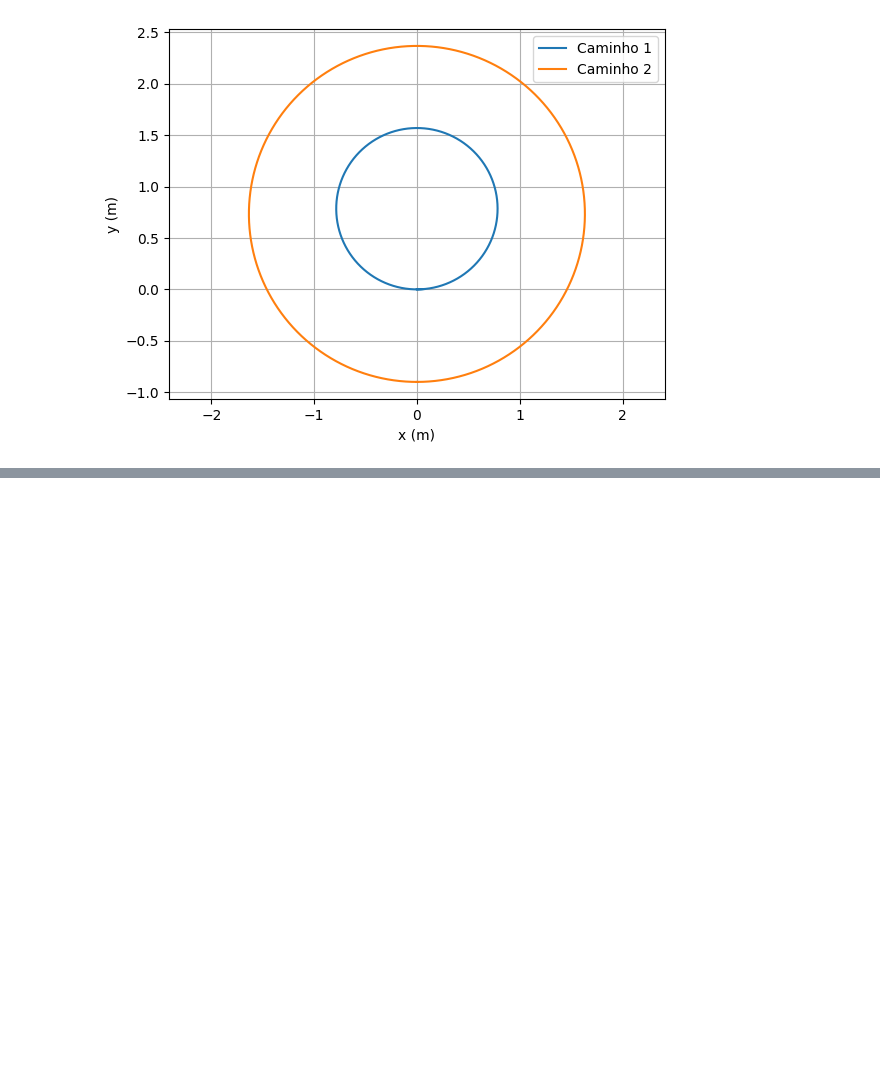
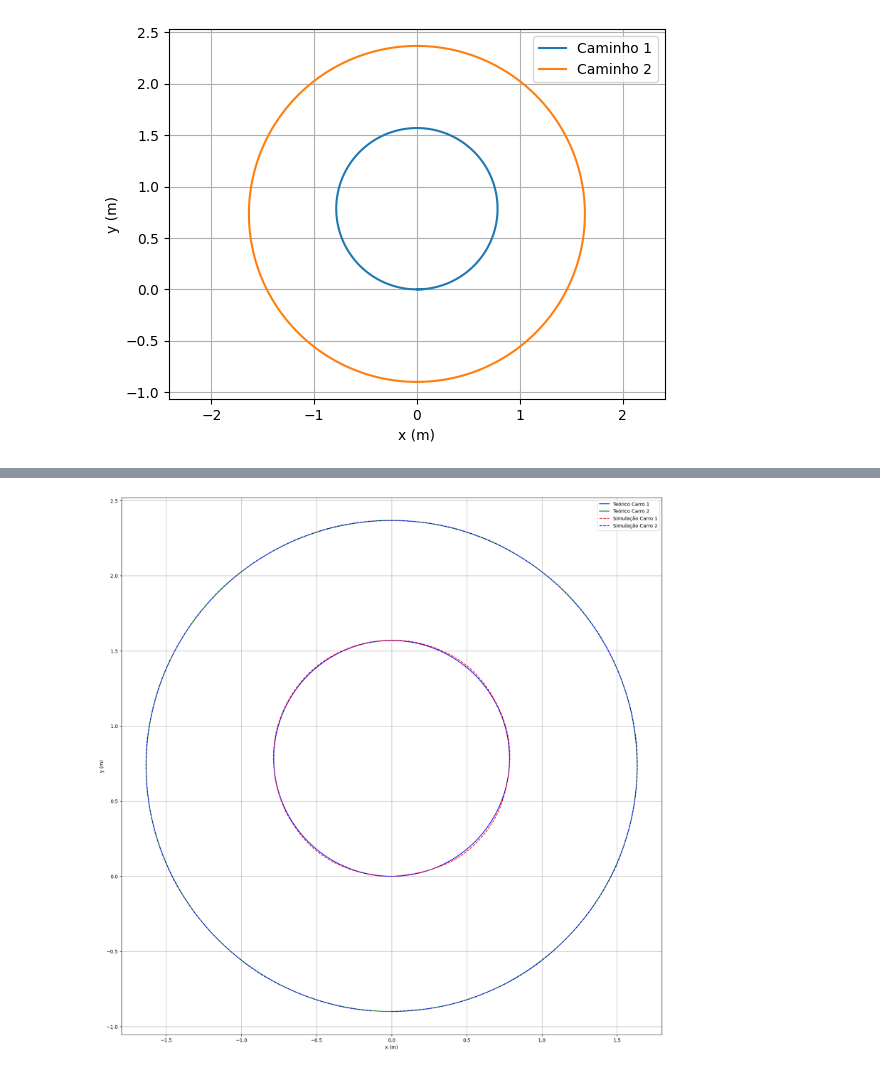
Before and after one commit to marcelov-aguiar/racecar_robots, a Jupyter notebook: Simulacao_2.ipynb, the cells around one changed output, grey strips where cells are left out. Saved outputs shown, nothing was run; the diff lists cells and outputs as text; code cells hidden in the pictures; blank space fills up the shorter version.

```diff
--- a/Simulacao_2.ipynb
+++ b/Simulacao_2.ipynb
@@ -378,0 +321,95 @@ plt.show()
+# %%
+# ================ Plano e Ambiente ================ #
+p.resetSimulation() # Reset
+p.setAdditionalSearchPath(pybullet_data.getDataPath()) # Referência dos arquivos URDF
+plane = p.loadURDF("plane.urdf") # Adiciona um plano
+p.setGravity(0, 0, -9.81) # Gravidade (x,y,z)
+step = 0.0001 # Intervalo da simulação
+p.setTimeStep(step) # time step
+p.setRealTimeSimulation(0) # Retorna o tempo em zero
+
+# ================ Robô ================ #
+carro1 = p.loadURDF("racecar/racecar.urdf",[0, 0, 0.01],useFixedBase=0) # Posição
+carro2 = p.loadURDF("racecar/racecar.urdf",[0, -0.9, 0.01],useFixedBase=0) # Posição
+
+# Condições iniciais
+position1, orientation1 = p.getLinkState(carro1, 0)[:2] # Dados espaciais da referência
+
+position2, orientation2 = p.getLinkState(carro2, 0)[:2] # Dados espaciais da referência
+
+xvp1 = [position1[0]]
+yvp1 = [position1[1]]
+phiv1 = [pi/8]
+
+xvp2 = [position2[0]]
+yvp2 = [position2[1]]
+phiv2 = [pi/16]
+
+# Ângulo de esterçamento
+modelo_bicicleta (carro1, 0, pi/8, D, L, rr, phi_max, dphi)
+modelo_bicicleta (carro2, 0, pi/16, D, L, rr, phi_max, dphi)
+for _ in range(10000):
+    p.stepSimulation()
+
+Lda = 0.14
+for i in range(50000):
+    xf1 = x1[i] # Referência em x
+    yf1 = y1[i] # Referência em y
+    position1, orientation1 = p.getLinkState(carro1, 0)[:2] # Dados espaciais da referência
+    D1 = ((position1[0] - xf1)**2 + (position1[1] - yf1)**2)**(1/2) # Mede a distância entre o veículo e o ponto de referência
+    while D1 > Lda: # Equanto a distância mínima não for alcançada, segue-se com o mesmo referencial
+        phic1 = perseguição_pura(carro1, L, xf1, yf1) # Controle de perseguição pura
+        modelo_bicicleta (carro1, V, phic1, D, L, rr, phi_max, dphi) # Modelo tipo bicicleta
+        phiv1.append(phic1)
+        p.stepSimulation()
+        position1, orientation1 = p.getLinkState(carro1, 0)[:2] # Dados espaciais da referência
+        xvp1.append(position1[0])
+        yvp1.append(position1[1])
+        D1 = ((position1[0] - xf1)**2 + (position1[1] - yf1)**2)**(1/2)
+
+for i in range(102700):
+    xf2 = x2[i] # Referência em x
+    yf2 = y2[i] # Referência em y
+    position2, orientation2 = p.getLinkState(carro2, 0)[:2] # Dados espaciais da referência
+    D2 = ((position2[0] - xf2)**2 + (position2[1] - yf2)**2)**(1/2) # Mede a distância entre o veículo e o ponto de referência
+    while D2 > Lda: # Equanto a distância mínima não for alcançada, segue-se com o mesmo referencial
+        phic2 = perseguição_pura(carro2, L, xf2, yf2) # Controle de perseguição pura
+        modelo_bicicleta (carro2, V, phic2, D, L, rr, phi_max, dphi) # Modelo tipo bicicleta
+        phiv2.append(phic2)
+        p.stepSimulation()
+        position2, orientation2 = p.getLinkState(carro2, 0)[:2] # Dados espaciais da referência
+        xvp2.append(position2[0])
+        yvp2.append(position2[1])
+        D2 = ((position2[0] - xf2)**2 + (position2[1] - yf2)**2)**(1/2)
+
+# Gráfico
+plt.figure(figsize=(20,20))
+plt.plot(x1,y1, 'b-', label = 'Teórico Carro 1')
+plt.plot(x2,y2, 'g-', label = 'Teórico Carro 2')
+plt.plot(xvp1,yvp1, 'r--',label = 'Simulação Carro 1')
+plt.plot(xvp2,yvp2, 'b--',label = 'Simulação Carro 2')
+plt.axis('equal')
+plt.legend(loc = 'upper right')
+plt.xlabel('x (m)')
+plt.ylabel('y (m)')
+plt.grid()
+plt.show()
+
+# Sinal de controle
+t = np.linspace(0,step*len(phiv1),len(phiv1))
+plt.plot(t,phiv1)
+plt.grid()
+plt.xlabel('t (s)')
+plt.ylabel('$\phi$ (rad)')
+plt.title ('Sinal de Controle - Carro 1')
+plt.show()
+
+t = np.linspace(0,step*len(phiv2),len(phiv2))
+plt.plot(t,phiv2)
+plt.grid()
+plt.xlabel('t (s)')
+plt.ylabel('$\phi$ (rad)')
+plt.title ('Sinal de Controle - Carro 2')
+plt.show()
+# %% [output]
+[figure, added]
```
Also changed, not shown: parts of 21 cells of this notebook, 5 other files.
